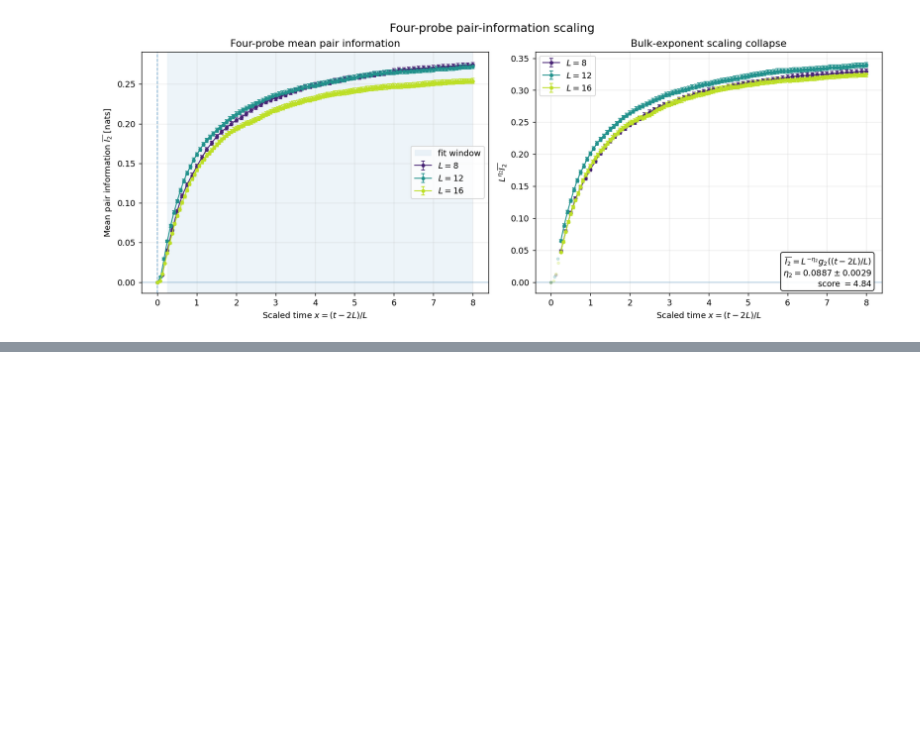
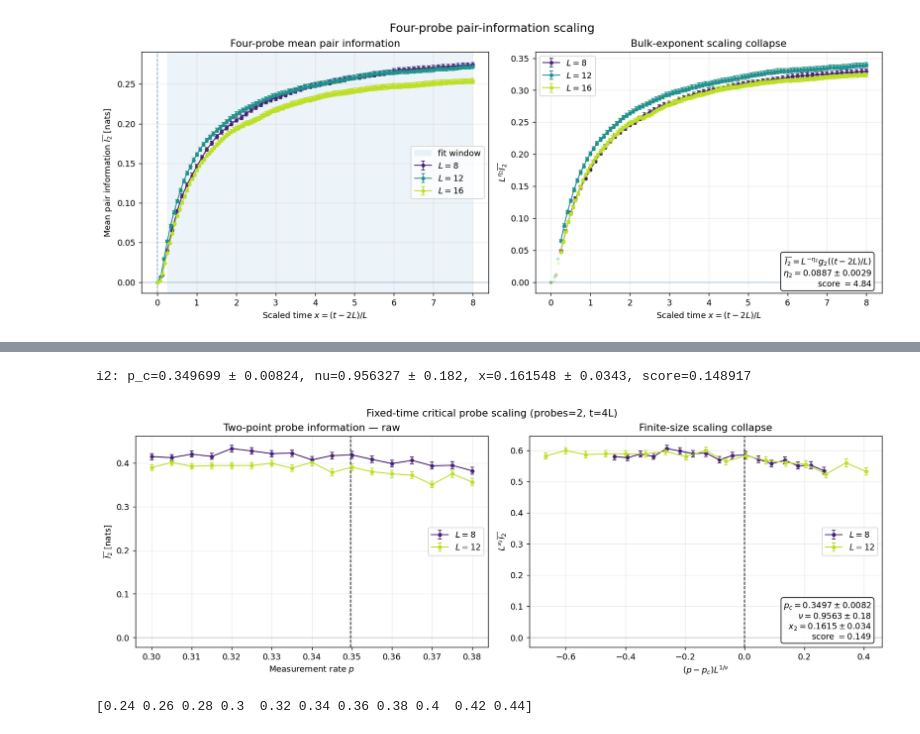
Before and after one commit to amarce4/mipt, a Jupyter notebook: python/visualize.ipynb, the cells around one changed output, grey strips where cells are left out. Cells and saved outputs as stored; diff of their text form; code cells hidden in the pictures; blank space fills up the shorter version.

```diff
--- a/python/visualize.ipynb
+++ b/python/visualize.ipynb
@@ -310,0 +319,20 @@ result = da.probe_entropy_map(
+# %%
+import data_analysis as da
+
+# Automatically makes:
+# probes=1: one raw/collapse pair
+# probes=2: I2 raw/collapse pair
+# probes=4: stacked I2, I3, I4 raw/collapse pairs
+result = da.probe_pc_collapse(
+    file_glob="cpp/probed_2_rppu_n_*_mode_1*.csv",
+    pc_bounds=(0.28, 0.38),
+    p_range=(0.28, 0.38)
+)
+# %% [output]
+i2: p_c=0.349699 ± 0.00824, nu=0.956327 ± 0.182, x=0.161548 ± 0.0343, score=0.148917
+[figure, added]
+# %%
+import numpy as np
+print(np.linspace(0.24, 0.44, 11))
+# %% [output]
+[0.24 0.26 0.28 0.3  0.32 0.34 0.36 0.38 0.4  0.42 0.44]
```
Also changed, not shown: parts of 3 cells of this notebook, 3 other files.
